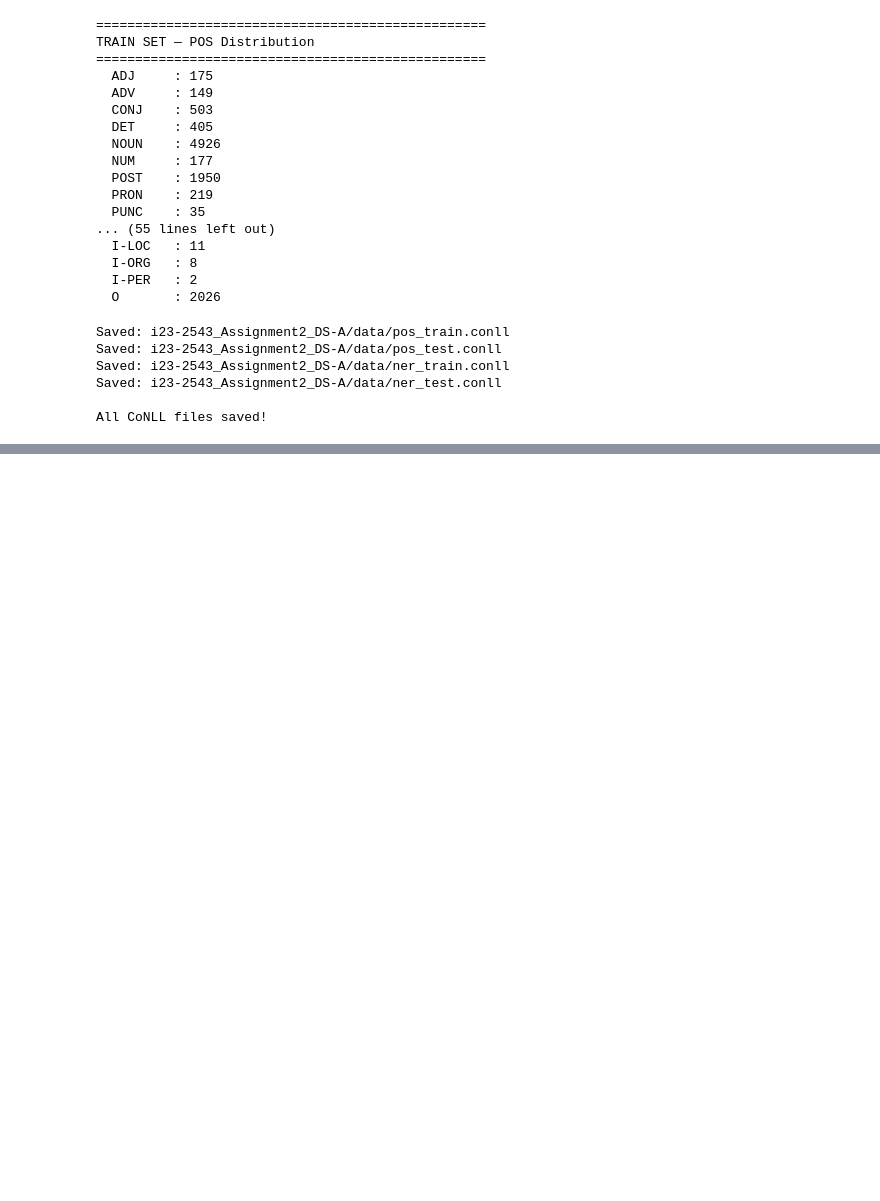
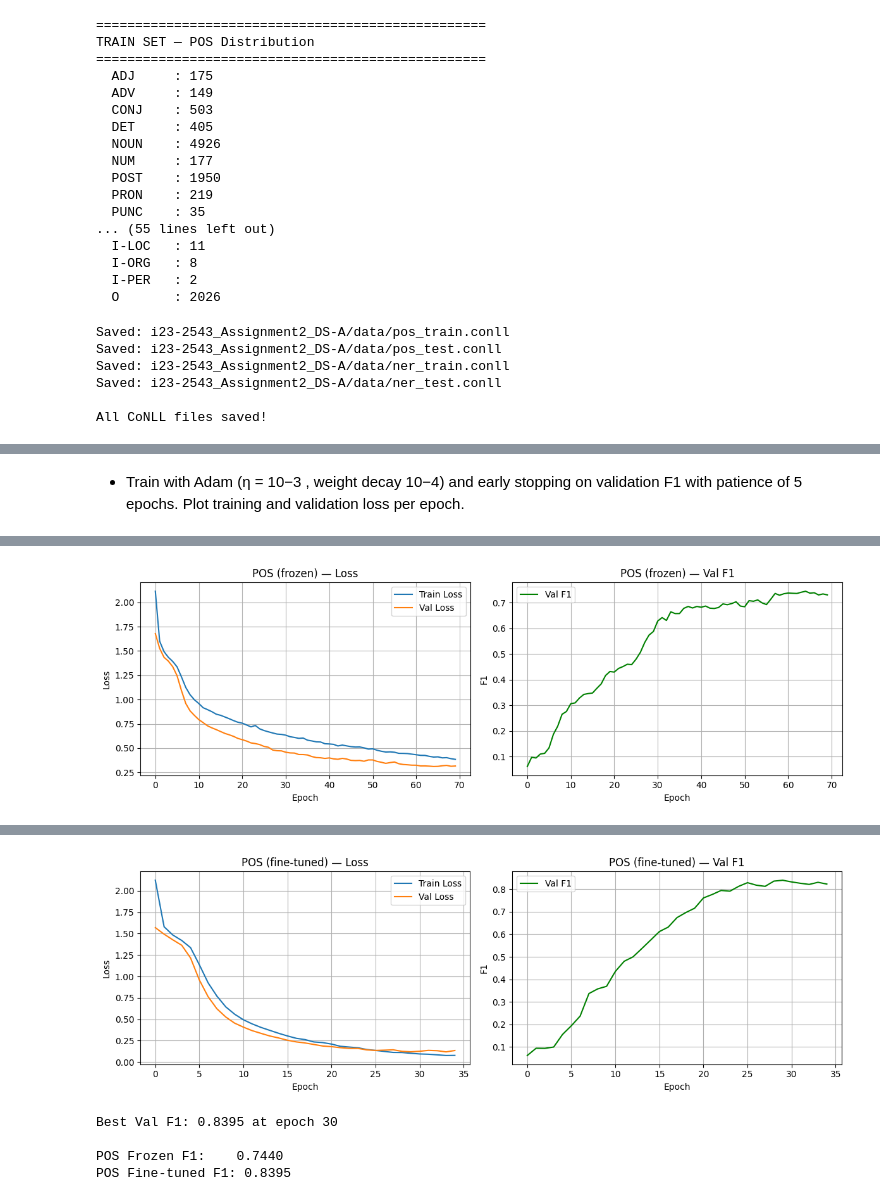
Before and after one commit to Fatima-Siddiqa/i23-2543-NLP-Assignment2, a Jupyter notebook: i23-2543_Assignment2_DS-A/i23-2543_Assignment2_DS-A.ipynb, the cells around one changed output, grey strips where cells are left out. Cells and saved outputs as stored; diff of their text form; code cells hidden in the pictures; blank space fills up the shorter version.

Commit message:
Add Part 4: BiLSTM sequence labeler implementation

```diff
--- a/i23-2543_Assignment2_DS-A/i23-2543_Assignment2_DS-A.ipynb
+++ b/i23-2543_Assignment2_DS-A/i23-2543_Assignment2_DS-A.ipynb
@@ -2128,0 +2150,13 @@ All CoNLL files saved!
+# %%
+# Load Word2Vec embeddings (C3)
+emb_path  = f"{base}/embeddings/embeddings_w2v.npy"
+w2i_path  = f"{base}/embeddings/word2idx.json"
+
+import json
+embeddings_w2v = np.load(emb_path)
+with open(w2i_path, "r", encoding="utf-8") as f:
+    word2idx = json.load(f)
+
+VOCAB_SIZE  = embeddings_w2v.shape[0]
+EMBED_DIM   = embeddings_w2v.shape[1]
+print(f"Embeddings: {embeddings_w2v.shape}")
@@ -2128,0 +2395,21 @@ All CoNLL files saved!
+# %%
+# Compute class weights to handle imbalance
+from collections import Counter
+
+all_ner_labels = []
+for item in train_data:
+    all_ner_labels.extend(item["ner_tags"])
+
+tag_counts = Counter(all_ner_labels)
+total = sum(tag_counts.values())
+
+# Inverse frequency weights
+weights = torch.ones(len(NER_TAGS))
+for tag, idx in ner2idx.items():
+    count = tag_counts.get(tag, 1)
+    weights[idx] = total / (len(NER_TAGS) * count)
+
+weights = weights.to(DEVICE)
+print("NER class weights:")
+for tag, idx in ner2idx.items():
+    print(f"  {tag}: {weights[idx].item():.2f}")
@@ -2128,0 +2489,2 @@ All CoNLL files saved!
+# %% [markdown]
+- Train with Adam (η = 10−3 , weight decay 10−4) and early stopping on validation F1 with patience of 5 epochs. Plot training and validation loss per epoch.
@@ -2128,0 +2564,12 @@ All CoNLL files saved!
+# %%
+# Run all 4 training configurations
+
+# POS — frozen embeddings
+model_pos_frozen, f1_pos_frozen = train_model(task="pos", freeze=True, max_epochs=1000)
+
+# POS — fine-tuned embeddings
+model_pos_finetune, f1_pos_finetune = train_model(task="pos", freeze=False, max_epochs=1000)
+
+print(f"\nPOS Frozen F1:    {f1_pos_frozen:.4f}")
+print(f"POS Fine-tuned F1: {f1_pos_finetune:.4f}")
+# %% [output]
@@ -2128,0 +2593 @@ All CoNLL files saved!
+[figure, added]
@@ -2128,0 +2611,5 @@ All CoNLL files saved!
+[figure, added]
+Best Val F1: 0.8395 at epoch 30
+
+POS Frozen F1:    0.7440
+POS Fine-tuned F1: 0.8395
```
Also changed, not shown: parts of 26 cells of this notebook.
